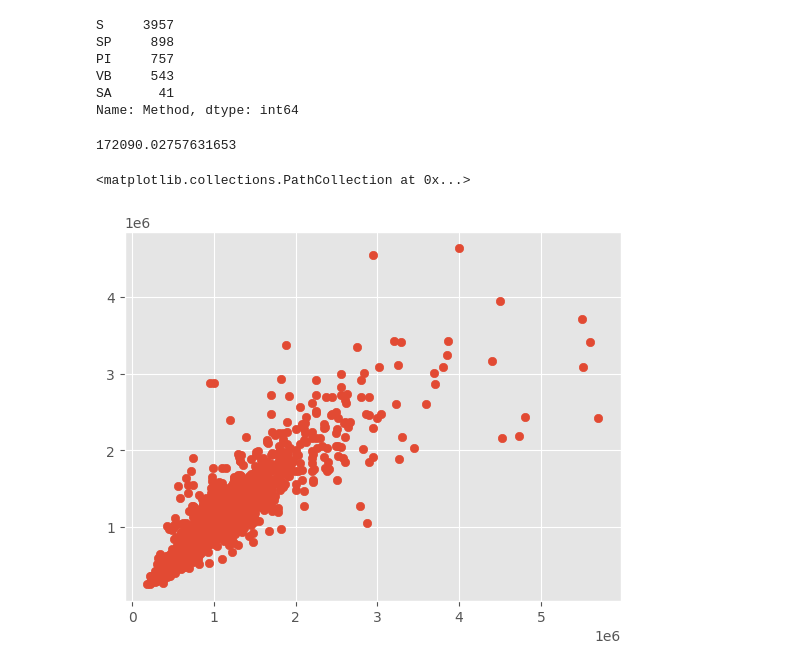
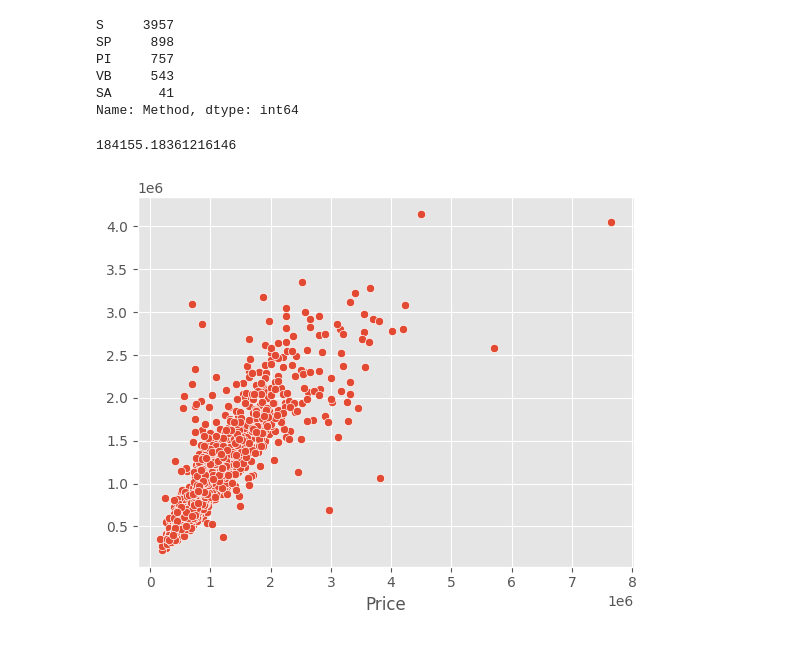
Before and after one commit to iitimii/AI-ML-Learning-Path, a Jupyter notebook: random_forest_housing/main.ipynb, the cells around one changed output. Drawn from its saved outputs; the diff is of its cells as text; code cells hidden in the pictures.

```diff
--- a/random_forest_housing/main.ipynb
+++ b/random_forest_housing/main.ipynb
@@ -86,15 +99,17 @@ train_X, val_X, train_y, val_y = train_test_split(X, y, test_size=0.25)
 # %%
 from sklearn.ensemble import RandomForestRegressor
 from sklearn.metrics import mean_absolute_error
+from sklearn.preprocessing import StandardScaler
+
+scaler = StandardScaler()
 
 forest_model = RandomForestRegressor()
-forest_model.fit(train_X, train_y)
-y_pred = forest_model.predict(val_X)
+forest_model.fit(scaler.fit_transform(train_X), train_y)
+y_pred = forest_model.predict(scaler.transform(val_X))
 print(mean_absolute_error(val_y, y_pred))
 # %% [output]
-172090.02757631653
+184155.18361216146
-# %%
-plt.scatter(val_y, y_pred)
-# %% [output]
-<matplotlib.collections.PathCollection at 0x...>
-[figure, removed]
+# %%
+sns.scatterplot(x=val_y, y=y_pred);
+# %% [output]
+[figure, added]
```
Also changed, not shown: parts of 1 cell of this notebook.
